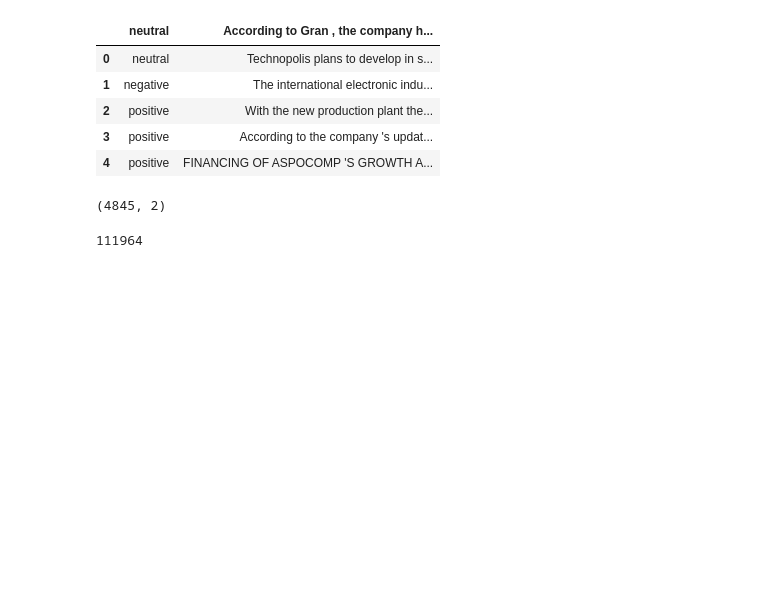
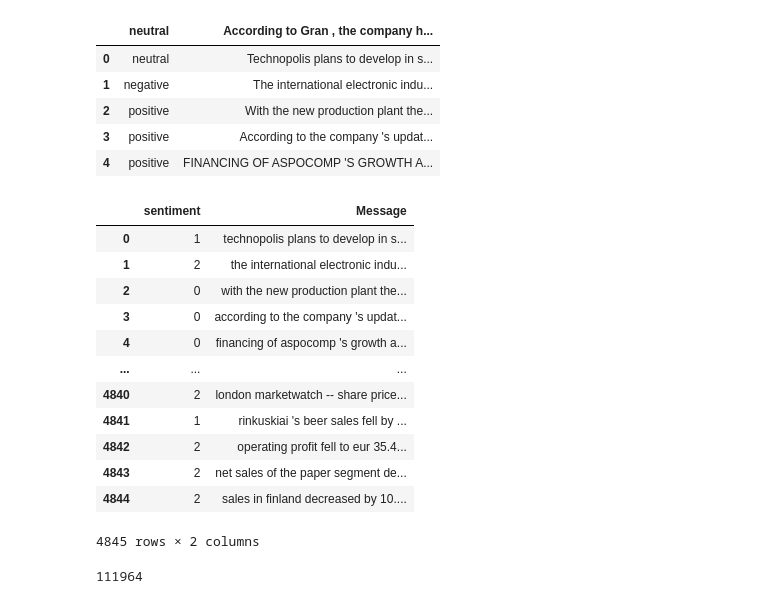
Before and after one commit to dningg/sentiment-classification, a Jupyter notebook: nlp-financial-news-sentiment-analysis.ipynb, the cells around one changed output. Cells and saved outputs as stored; diff of their text form; code cells hidden in the pictures; blank space fills up the shorter version.

```diff
--- a/nlp-financial-news-sentiment-analysis.ipynb
+++ b/nlp-financial-news-sentiment-analysis.ipynb
@@ -122,7 +124,7 @@ from gensim.models.doc2vec import TaggedDocument
 # %% [markdown]
 Read Dataset
 # %%
-df = pd.read_csv('all-data.csv',delimiter=',',encoding='latin-1')
+df = pd.read_csv('financial_phrasebank.csv',delimiter=',',encoding='latin-1')
 df.head()
 # %% [output]
 |  | neutral | According to Gran , the company h... |
@@ -134,9 +136,21 @@ df.head()
 # %%
 df = df.rename(columns={'neutral':'sentiment','According to Gran , the company has no plans to move all production to Russia , although that is where the company is growing .':'Message'})
 # %%
-df.shape
+df
 # %% [output]
+|  | sentiment | Message |
+| 0 | 1 | technopolis plans to develop in s... |
+| 1 | 2 | the international electronic indu... |
+| 2 | 0 | with the new production plant the... |
+| 3 | 0 | according to the company 's updat... |
+| 4 | 0 | financing of aspocomp 's growth a... |
+| ... | ... | ... |
+| 4840 | 2 | london marketwatch -- share price... |
+| 4841 | 1 | rinkuskiai 's beer sales fell by ... |
+| 4842 | 2 | operating profit fell to eur 35.4... |
+| 4843 | 2 | net sales of the paper segment de... |
+| 4844 | 2 | sales in finland decreased by 10.... |
-(4845, 2)
+4845 rows × 2 columns
 # %%
 df.index = range(4845)
 df['Message'].apply(lambda x: len(x.split(' '))).sum()
```
Also changed, not shown: parts of 1 cell of this notebook, 1 other file.
